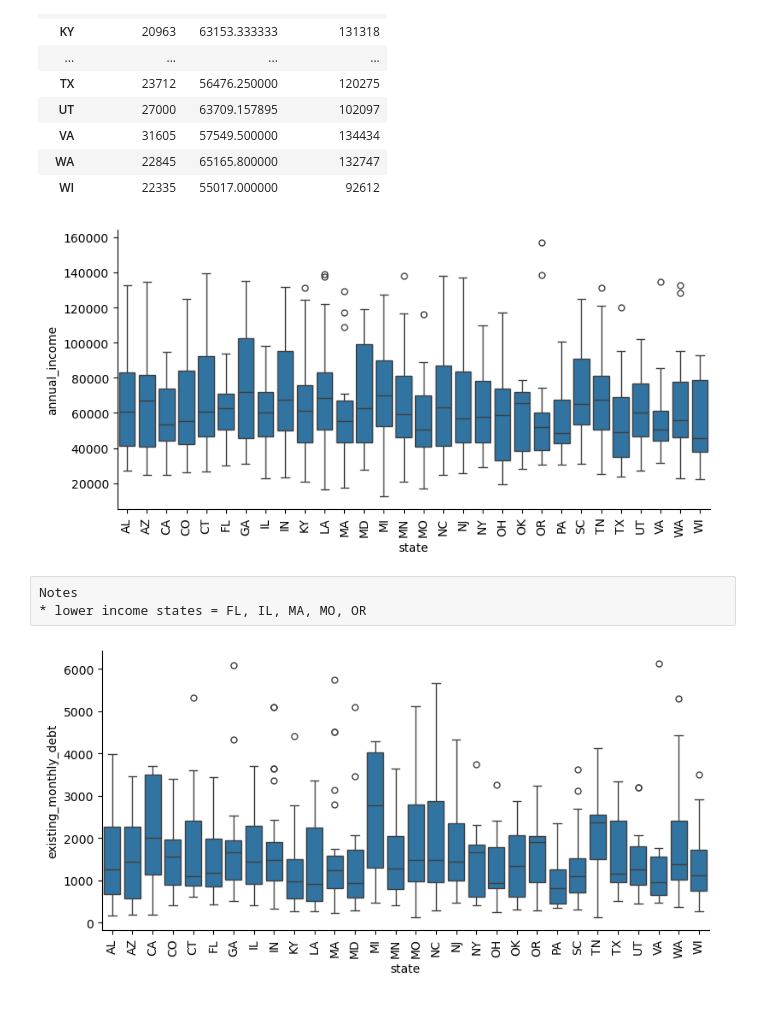
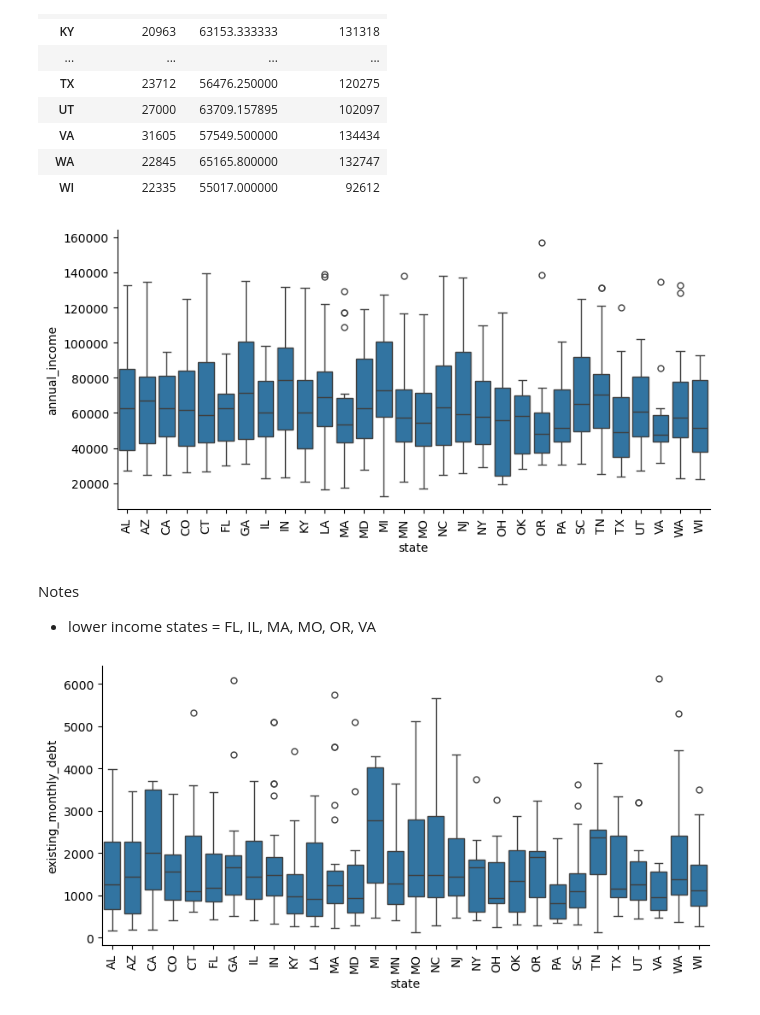
Before and after one commit to cmezydlo/loan-default-risk-analysis, a Jupyter notebook: Analysis.ipynb, the cells around one changed output. Saved outputs shown, nothing was run; the diff lists cells and outputs as text; code cells hidden in the pictures.

```diff
--- a/Analysis.ipynb
+++ b/Analysis.ipynb
@@ -376,16 +380,16 @@ myData.pivot_table(index = 'state', values = 'annual_income', aggfunc = ['min',
 | WI | 22335 | 55017.000000 | 92612 |
 # %%
 # Annual Income by state
-g = sns.catplot(kind = 'box', data = profileData.sort_values(by = 'state', ascending = True),
+g = sns.catplot(kind = 'box', data = myData.sort_values(by = 'state', ascending = True),
                 x = 'state', y = 'annual_income', height = 4, aspect = 2)
 
 for ax in g.axes.flat:
     ax.tick_params('x', labelrotation = 90)
 # %% [output]
-[figure, old version]
+[figure, new version]
-# %% [raw]
-Notes
-* lower income states = FL, IL, MA, MO, OR
+# %% [markdown]
+Notes
+* lower income states = FL, IL, MA, MO, OR, VA
 # %%
 # Existing monthly debt by state
 g = sns.catplot(kind = 'box', data = myData.sort_values(by = 'state', ascending = True),
```
Also changed, not shown: parts of 99 cells of this notebook, 18 other files.
